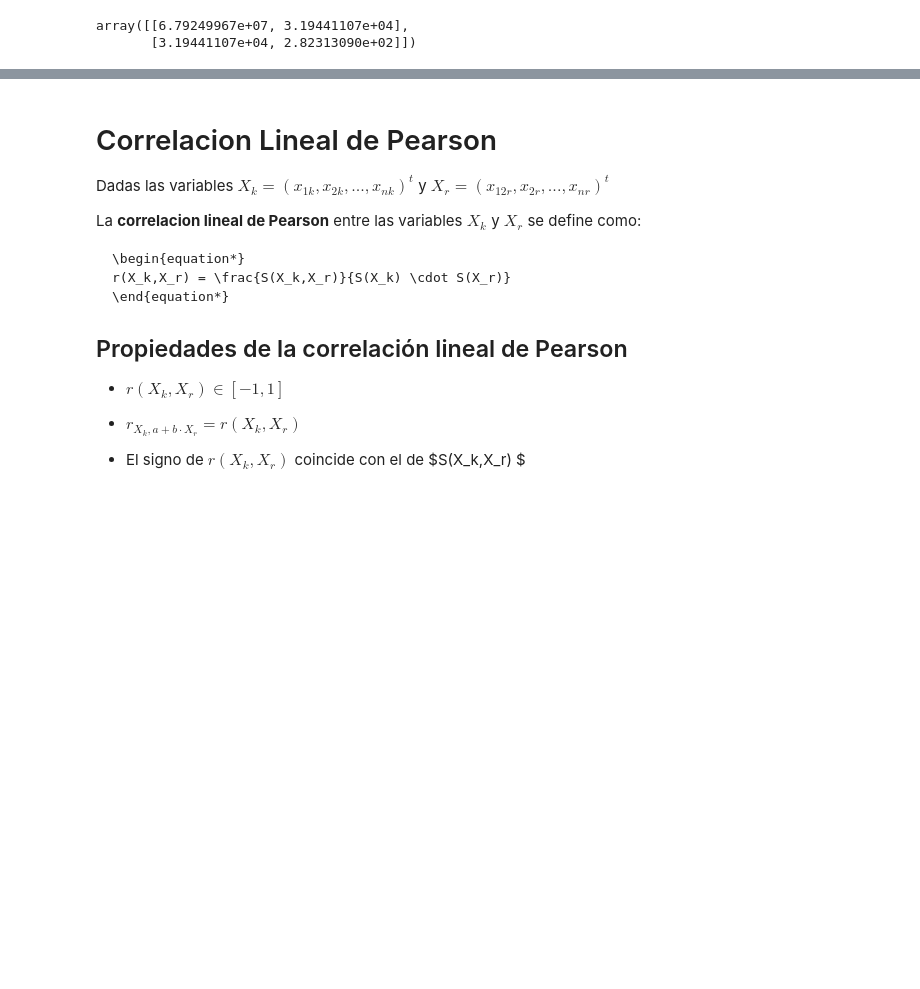
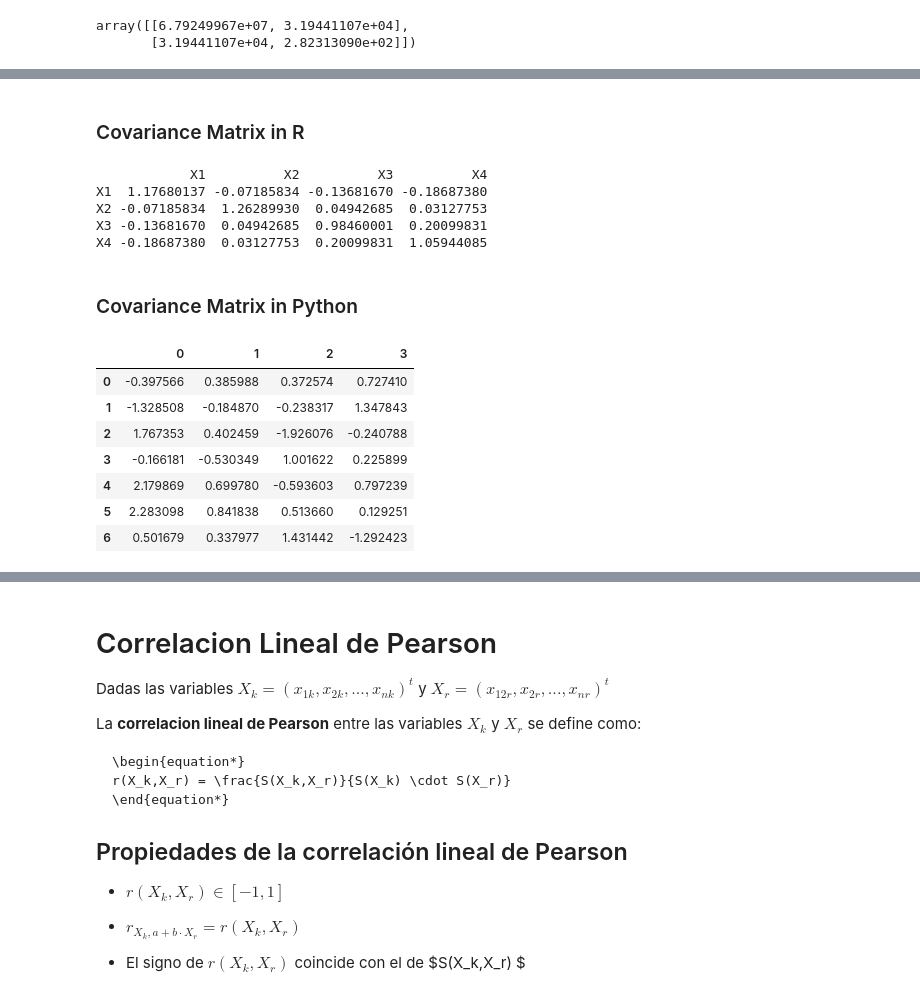
Before and after one commit to FabioScielzoOrtiz/Estadistica4all-blog, a Jupyter notebook: Descriptive Statisitcs in Python and R/Descriptive Statistics with Python and R.ipynb, the cells around one changed output, grey strips where cells are left out. Drawn from its saved outputs; the diff is of its cells as text; code cells hidden in the pictures; blank space fills up the shorter version.

```diff
--- a/Descriptive Statisitcs in Python and R/Descriptive Statistics with Python and R.ipynb
+++ b/Descriptive Statisitcs in Python and R/Descriptive Statistics with Python and R.ipynb
@@ -976,0 +955,36 @@ cov(cbind(X1,X2,X3,X4))
+# %% [markdown]
+### Covariance Matrix in R
+# %%
+%%R
+
+X1<-rnorm(30)
+X2<-rnorm(30)
+X3<-rnorm(30)
+X4<-rnorm(30)
+
+cov(cbind(X1,X2,X3,X4))
+# %% [output]
+            X1          X2          X3          X4
+X1  1.17680137 -0.07185834 -0.13681670 -0.18687380
+X2 -0.07185834  1.26289930  0.04942685  0.03127753
+X3 -0.13681670  0.04942685  0.98460001  0.20099831
+X4 -0.18687380  0.03127753  0.20099831  1.05944085
+# %% [markdown]
+### Covariance Matrix in Python
+# %%
+X1 = np.random.randn(30)
+X2 = np.random.randn(30)
+X3 = np.random.randn(30)
+X4 = np.random.randn(30)
+# %%
+df_example = pd.DataFrame([X1 , X2 , X3, X4]).T
+df_example.head(7)
+# %% [output]
+|  | 0 | 1 | 2 | 3 |
+| 0 | -0.397566 | 0.385988 | 0.372574 | 0.727410 |
+| 1 | -1.328508 | -0.184870 | -0.238317 | 1.347843 |
+| 2 | 1.767353 | 0.402459 | -1.926076 | -0.240788 |
+| 3 | -0.166181 | -0.530349 | 1.001622 | 0.225899 |
+| 4 | 2.179869 | 0.699780 | -0.593603 | 0.797239 |
+| 5 | 2.283098 | 0.841838 | 0.513660 | 0.129251 |
+| 6 | 0.501679 | 0.337977 | 1.431442 | -1.292423 |
```
Also changed, not shown: parts of 4 cells of this notebook.
